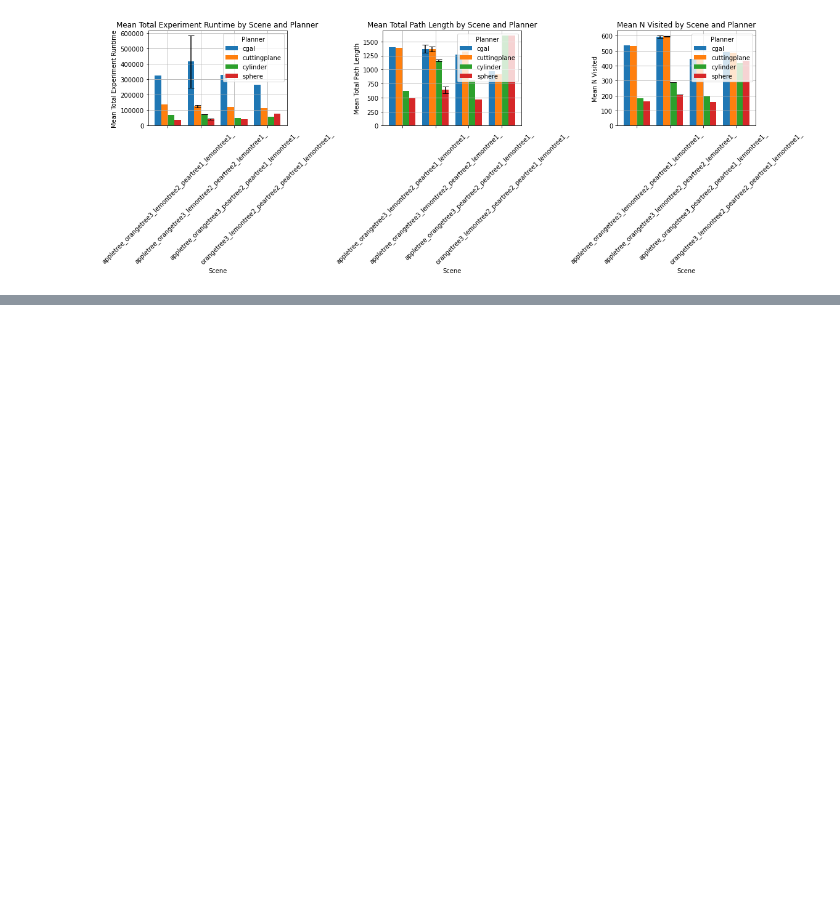
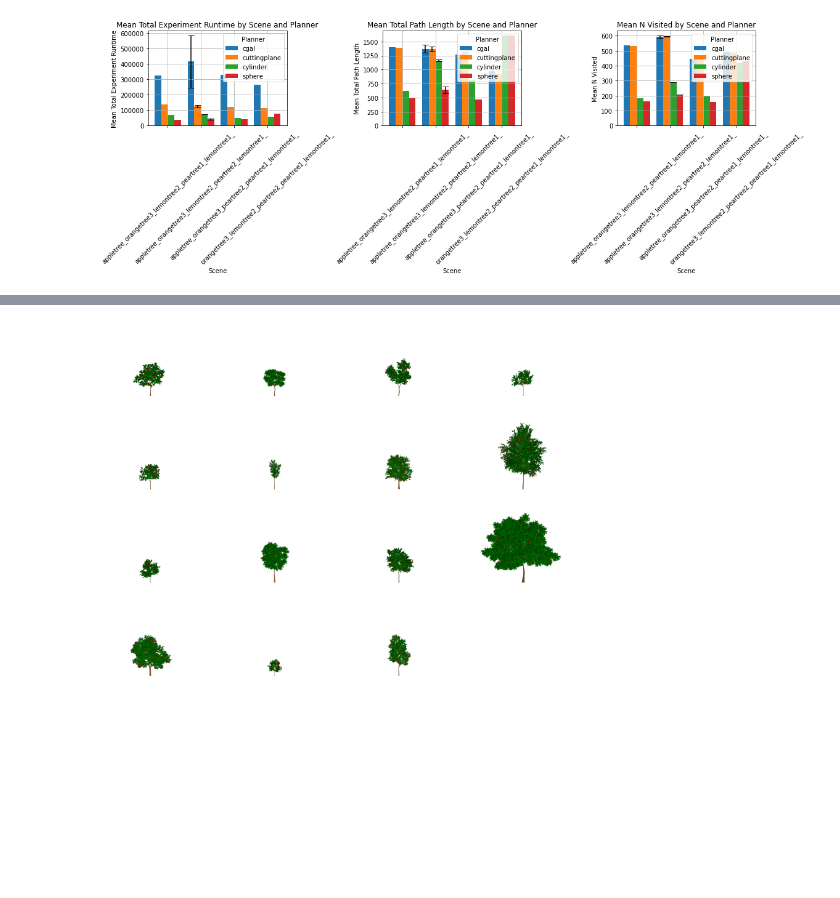
Before and after one commit to werner291/Multigoal-Orchard-Drone-Planning-Library, a Jupyter notebook: analysis/Shell Comparison RAL.ipynb, the cells around one changed output, grey strips where cells are left out. Saved outputs shown, nothing was run; the diff lists cells and outputs as text; code cells hidden in the pictures; blank space fills up the shorter version.

```diff
--- a/analysis/Shell Comparison RAL.ipynb
+++ b/analysis/Shell Comparison RAL.ipynb
@@ -109,0 +136,58 @@ plt.show()
+# %%
+from PIL import Image
+import os
+
+# Directory containing images
+dir_path = "/home/werner/ws_moveit2/src/motion-planning-around-apple-trees/tree_pics"
+
+image_files = [os.path.join(dir_path,name+'.png') for name in df_runs['scene'].unique()]
+
+# Grid dimensions
+ROWS = 6
+COLS = 4
+
+VCROP_AMOUNT = 0
+HCROP_AMOUNT = 50
+
+image_sample = Image.open(image_files[0])
+width, height = image_sample.size
+width -= 2 * HCROP_AMOUNT
+height -= 2 * VCROP_AMOUNT
+
+# Assuming all images are the same size, get dimensions of first image
+width, height = Image.open(image_files[0]).size
+
+# Create a new image of size ROWSxCOLS (width x height)
+grid_img = Image.new('RGBA', (width * COLS, height * ROWS))
+
+x = 0
+y = 0
+
+# Calculate the total number of images
+total_images = len(image_files)
+
+for index, image_file in enumerate(image_files):
+
+    img = Image.open(os.path.join(dir_path, image_file))
+
+    img = img.crop((HCROP_AMOUNT, HCROP_AMOUNT, img.width - HCROP_AMOUNT, img.height - VCROP_AMOUNT))
+
+    # For the last row, if there are less than COLS images, adjust x to center the images
+    if y == height * (ROWS - 1) and total_images % COLS != 0:
+        x = width * ((COLS - total_images % COLS) // 2)  # the remaining space divided by 2
+
+    # Paste the image at location x, y
+    grid_img.paste(img, (x, y))
+
+    # Update the position for the next image
+    x += width
+    if x >= grid_img.width or (y == height * (ROWS - 1) and (index + 1) % COLS == 0):
+        x = 0
+        y += height
+
+# Save the grid image
+grid_img.save("grid_image.png", "PNG")
+
+grid_img
+# %% [output]
+[figure, added]
```
Also changed, not shown: parts of 5 cells of this notebook, 52 other files.
